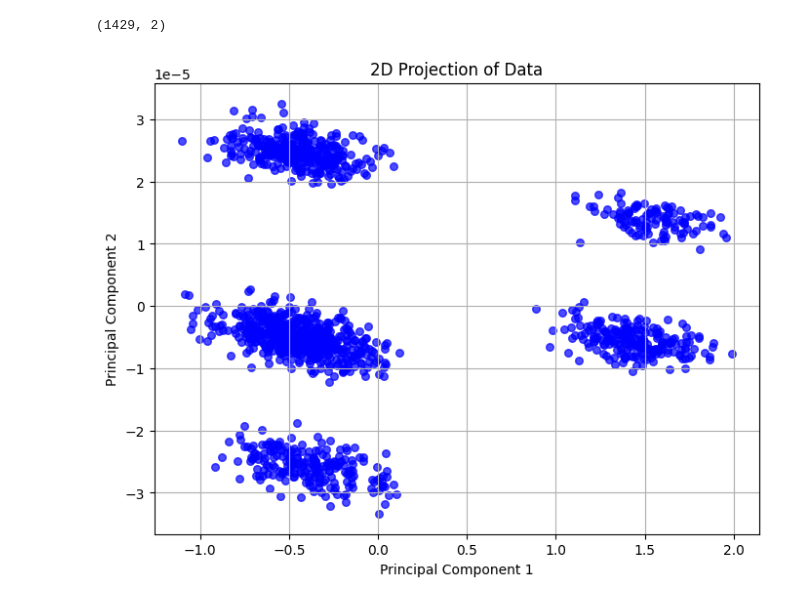
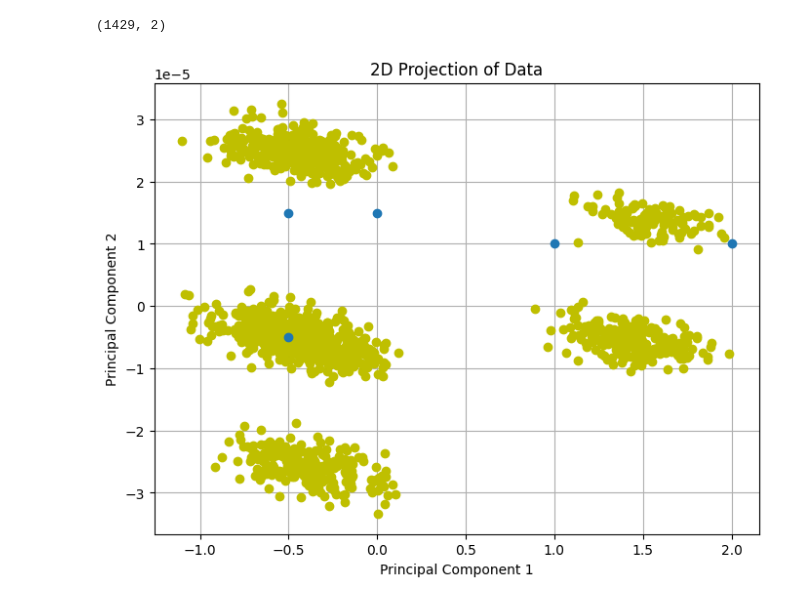
Before and after one commit to syma-afsha/AI_LAB, a Jupyter notebook: syma_exam.ipynb, the cells around one changed output. Saved outputs shown, nothing was run; the diff lists cells and outputs as text; code cells hidden in the pictures.

```diff
--- a/syma_exam.ipynb
+++ b/syma_exam.ipynb
@@ -7,7 +7,7 @@ import pandas as pd
 # %%
 # Load the dataset
 data = pd.read_csv('dataset-a.csv',header=1)
-X=data
+X=data.values
 print("Shape of the dataset:", X.shape)
 # %% [output]
 Shape of the dataset: (1429, 2)
@@ -56,16 +55,19 @@ data_2d=PCA(X,2)
 data_2d.shape
 # %% [output]
 (1429, 2)
+# %%
+init_centroids = np.array([[1,1e-5], [2, 1e-5], [-0.5,-0.5e-5], [0,1.5e-5], [-0.5,1.5e-5]])
 # %%
 import matplotlib.pyplot as plt
 
 # Plot the 2D data
 plt.figure(figsize=(8, 6))
-plt.scatter(data_2d[:, 0], data_2d[:, 1], c='blue', s=30, alpha=0.7)
+plt.plot(data_2d[:, 0], data_2d[:, 1], "yo")
+plt.plot(init_centroids[:,0],init_centroids[:,1],"o")
 plt.title('2D Projection of Data')
 plt.xlabel('Principal Component 1')
 plt.ylabel('Principal Component 2')
 plt.grid(True)
 plt.show()
 # %% [output]
-[figure, old version]
+[figure, new version]
```
Also changed, not shown: parts of 5 cells of this notebook.
